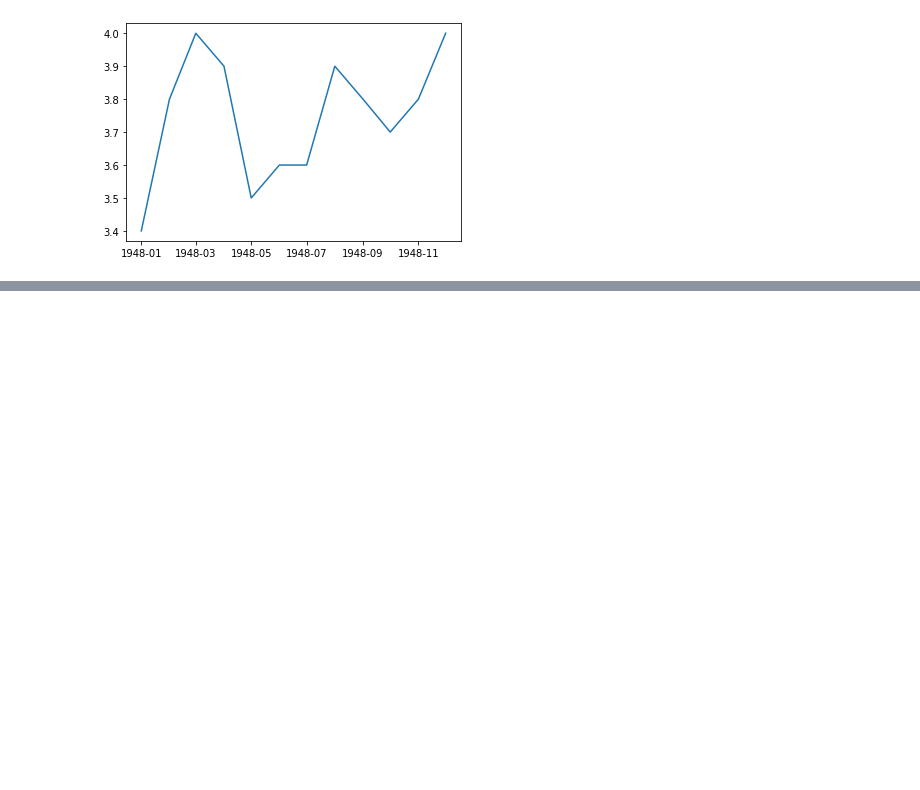
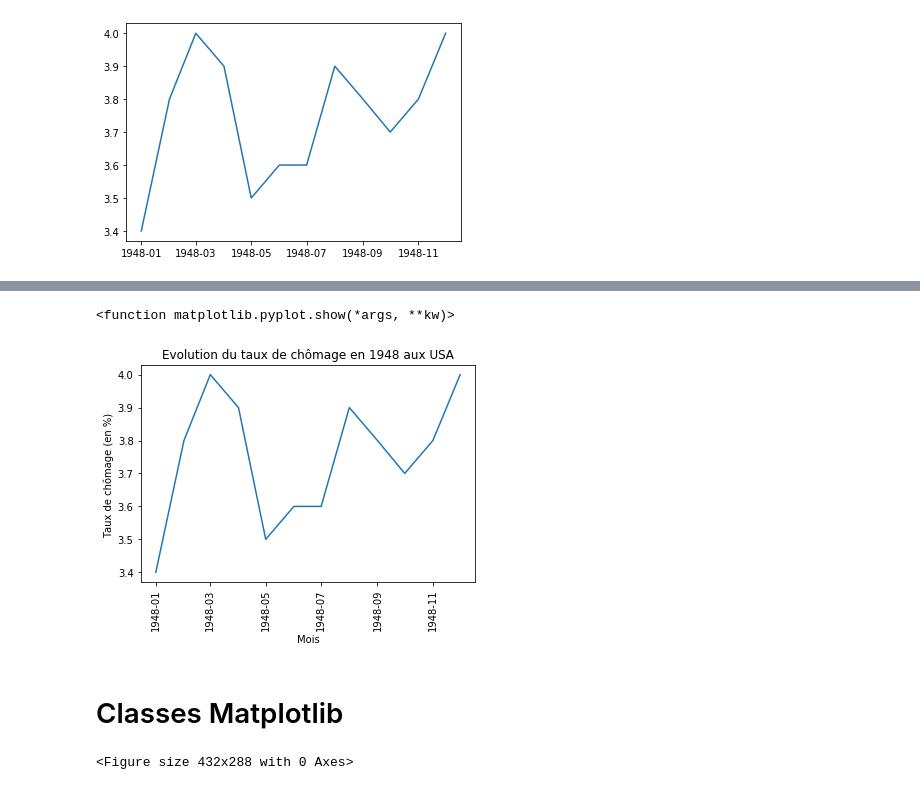
Before and after one commit to brunoharlein/pandas_is_cool, a Jupyter notebook: Cours Pandas.ipynb, the cells around one changed output, grey strips where cells are left out. Cells and saved outputs as stored; diff of their text form; code cells hidden in the pictures; blank space fills up the shorter version.

Commit message:
fix files and add matplotlib

```diff
--- a/Cours Pandas.ipynb
+++ b/Cours Pandas.ipynb
@@ -2656,0 +2706,23 @@ plt.show()
+# %%
+plt.plot(first_year["DATE"], first_year["UNRATE"])
+# création du graphique
+
+plt.xticks(rotation=90)
+# rotation à 90 degrés des intitulés
+
+plt.xlabel("Mois")
+# création de l'intitulé "Mois" pour l'axe x (horizontal)
+
+plt.ylabel("Taux de chômage (en %) ")
+# création de l'intitulé "Taux de chômage (en %)" pour l'axe y (vertical)
+
+plt.title("Evolution du taux de chômage en 1948 aux USA")
+# création du titre pour le graphique
+
+plt.show
+# affichage du graphique
+# %% [output]
+<function matplotlib.pyplot.show(*args, **kw)>
+[figure, added]
+# %% [markdown]
+# Classes Matplotlib
@@ -2656,0 +2739,4 @@ plt.show()
+# %%
+fig = plt.figure()
+# %% [output]
+<Figure size 432x288 with 0 Axes>
```
Also changed, not shown: parts of 55 cells of this notebook, 4 other files.
